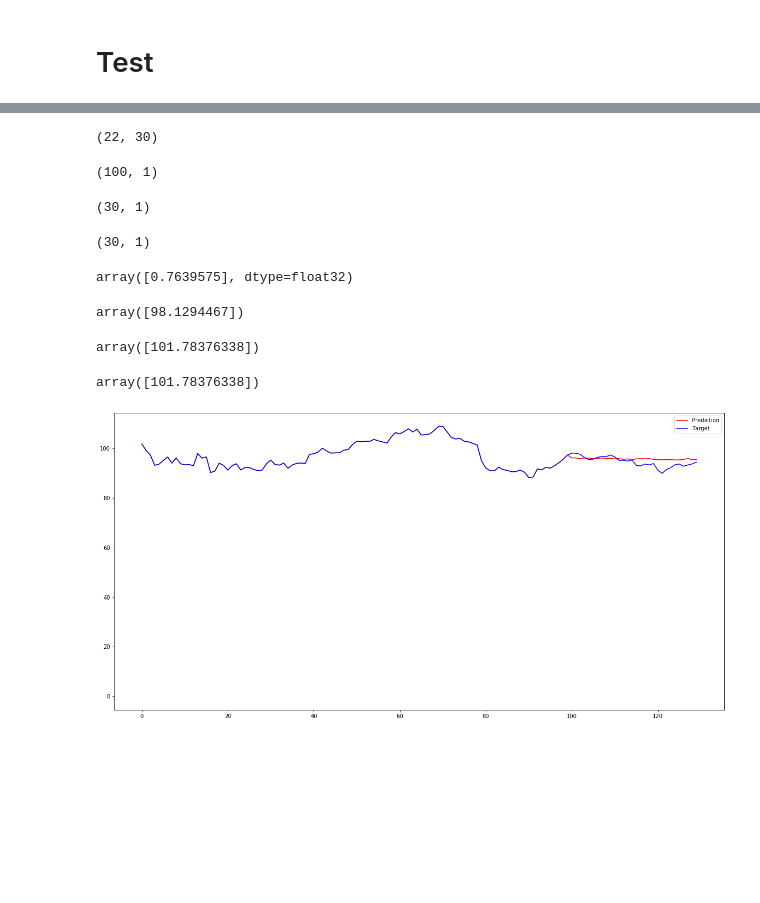
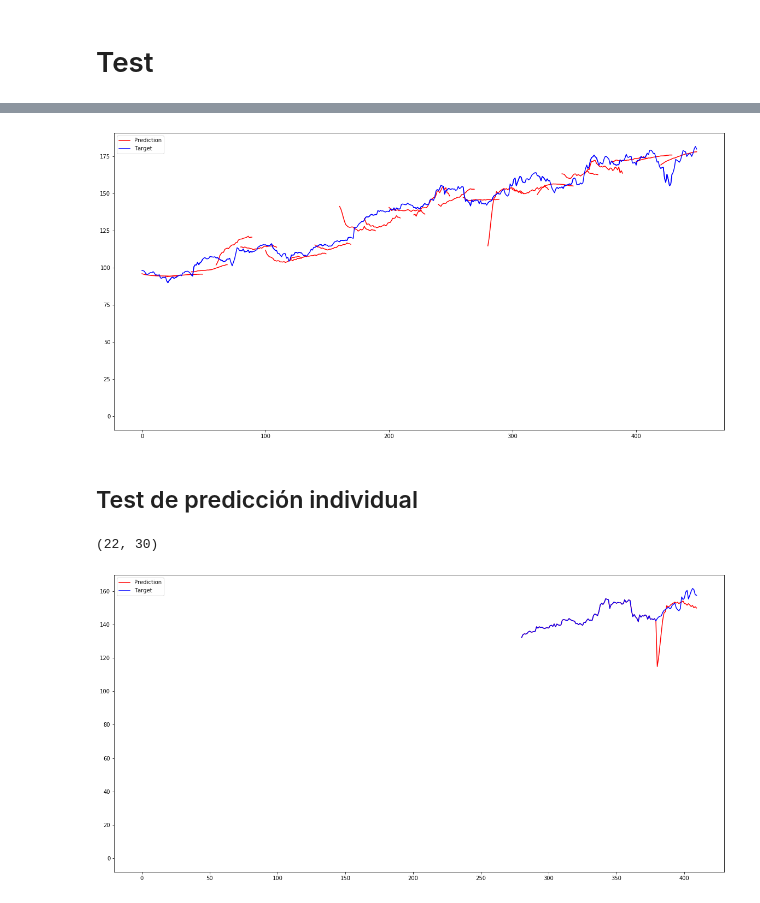
Before and after one commit to TFM-UAH/uah, a Jupyter notebook: ml/lstm/LSTM.ipynb, the cells around one changed output, grey strips where cells are left out. Drawn from its saved outputs; the diff is of its cells as text; code cells hidden in the pictures; blank space fills up the shorter version.

```diff
--- a/ml/lstm/LSTM.ipynb
+++ b/ml/lstm/LSTM.ipynb
@@ -125,3 +143,25 @@ plt.show()
+# %%
+plt.figure(figsize = (20,10))
+
+for i in range(0,len(X_test)):
+    scl = MinMaxScaler()
+    scl.fit(X_test[i])
+    scl.fit(y_test[i])
+    d = scl.transform( X_test[i] )
+    y_pred = model_all.predict( d.reshape(1,d.shape[0],1) )
+    y_pred = y_pred.reshape(-1,1)
+    #plt.plot([x + i*forward_days for x in range(len(Xt[i]))], scl.inverse_transform(Xt[i].reshape(-1,1)), color='r')
+    plt.plot([x + i*num_periods for x in range(len(y_pred))], scl.inverse_transform(y_pred.reshape(-1,1)), color='r')
+    plt.plot([x + i*num_periods for x in range(len(y_test[i]))], y_test[i], color='b')
+
+plt.plot(0, 0, color='r', label='Prediction') #only to place the label
+plt.plot(0,0,color='b', label='Target')
+plt.legend(loc='best')
+plt.show()
+# %% [output]
+[figure, added]
+# %% [markdown]
+## Test de predicción individual
 # %%
 Xt = model.predict(X_test)
 Xt.shape
@@ -135,54 +175,26 @@ scl.fit(y_test[i])
 d = scl.transform( X_test[i] )
 y_pred = model.predict( d.reshape(1,d.shape[0],1) )
 y_pred = y_pred.reshape(-1,1)
-# %%
-X_test[0].shape
-# %% [output]
-(100, 1)
-# %%
-y_test[i].shape
-# %% [output]
-(30, 1)
-# %%
-y_pred.shape
-# %% [output]
-(30, 1)
-# %%
-y_pred[0]
-# %% [output]
-array([0.7639575], dtype=float32)
-# %%
-y_test[i][0]
-# %% [output]
-array([98.1294467])
-# %%
-X_test[0][0]
-# %% [output]
-array([101.78376338])
-# %%
-scl.inverse_transform(scl.fit_transform(X_test[0]))[0]
-# %% [output]
-array([101.78376338])
 # %%
 plt.figure(figsize = (20,10))
-i=0
+i=14
 scl = MinMaxScaler()
 scl.fit(X_test[i])
 scl.fit(y_test[i])
 d = scl.transform( X_test[i] )
 y_pred = model.predict( d.reshape(1,d.shape[0],1) )
 y_pred = y_pred.reshape(-1,1)
 y_pred = scl.inverse_transform(y_pred.reshape(-1,1))
 y_pred = np.concatenate([X_test[i],y_pred])
 
 y_test2 = np.concatenate([X_test[i],y_test[i]])
 
 plt.plot([x + i*num_periods for x in range(len(y_pred))], y_pred, color='r')
 plt.plot([x + i*num_periods for x in range(len(y_test2))], y_test2, color='b')
 
 plt.plot(0, 0, color='r', label='Prediction') #only to place the label
 plt.plot(0, 0 ,color='b', label='Target')
 plt.legend(loc='best')
 plt.show()
 # %% [output]
-[figure, old version]
+[figure, new version]
```
Also changed, not shown: parts of 14 cells of this notebook, 1 other file.
